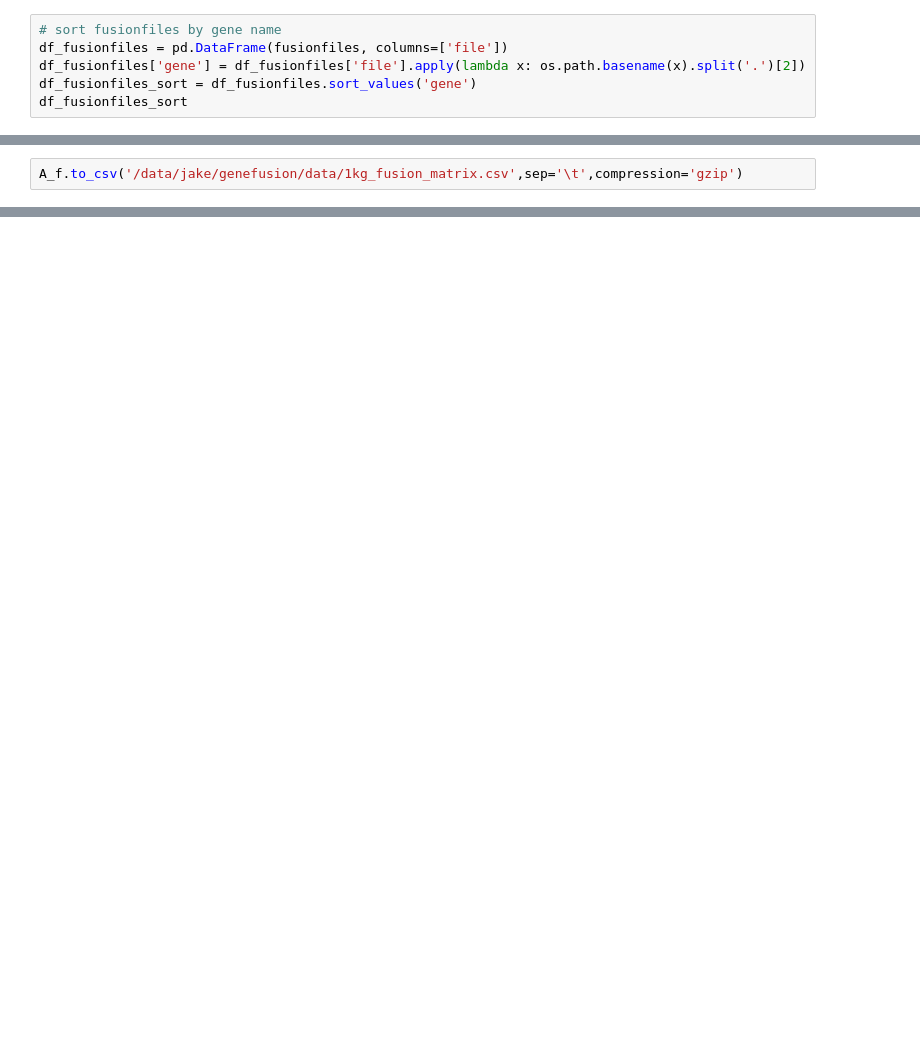
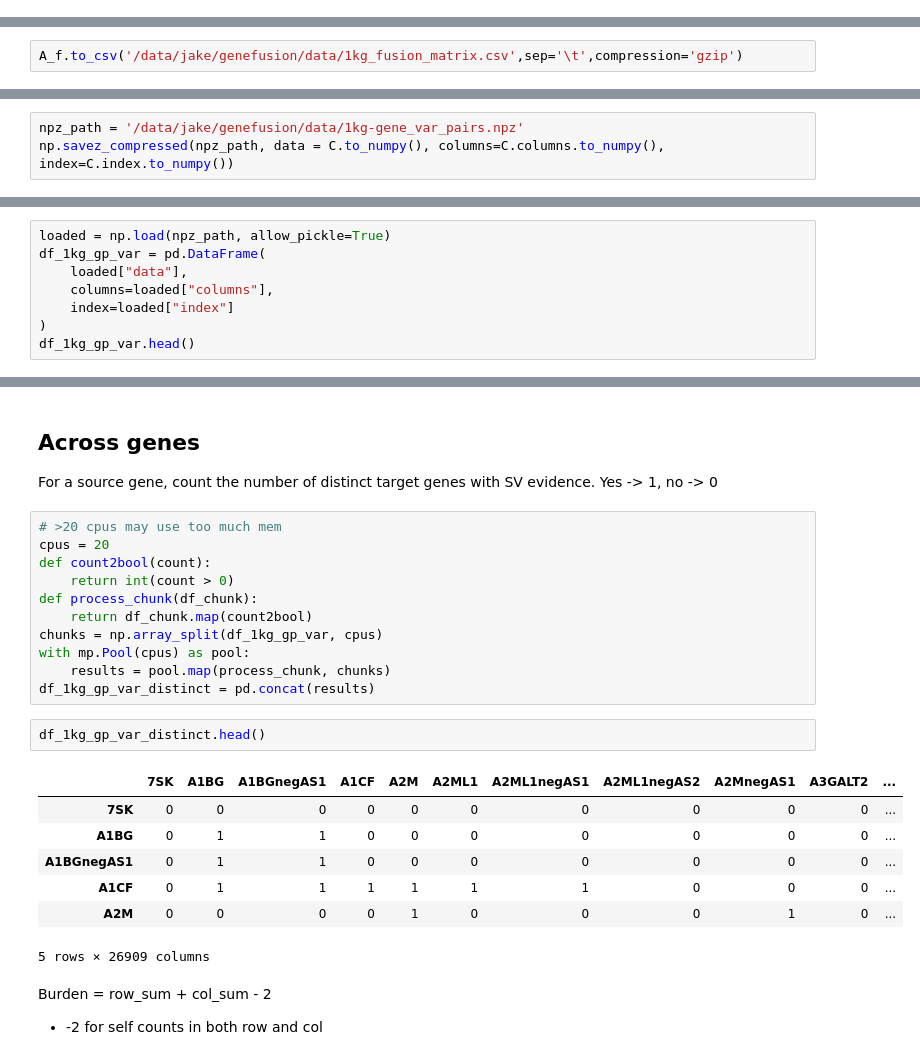
Before and after one commit to jakekrol/genefusion, a Jupyter notebook: scripts/python/prostate_analysis.ipynb, the cells around one changed output, grey strips where cells are left out. Drawn from its saved outputs; the diff is of its cells as text; blank space fills up the shorter version.

Commit message:
prostate_1kg: gene var burden (distinct)

```diff
--- a/scripts/python/prostate_analysis.ipynb
+++ b/scripts/python/prostate_analysis.ipynb
@@ -770,6 +626,0 @@ np.int32(90)
-# %%
-# sort fusionfiles by gene name
-df_fusionfiles = pd.DataFrame(fusionfiles, columns=['file'])
-df_fusionfiles['gene'] = df_fusionfiles['file'].apply(lambda x: os.path.basename(x).split('.')[2])
-df_fusionfiles_sort = df_fusionfiles.sort_values('gene')
-df_fusionfiles_sort
@@ -890,0 +649,3 @@ sys.getsizeof(matrix) * 10 ** -9
+# %%
+npz_path = '/data/jake/genefusion/data/1kg-gene_var_pairs.npz'
+np.savez_compressed(npz_path, data = C.to_numpy(), columns=C.columns.to_numpy(), index=C.index.to_numpy())
@@ -890,0 +701,8 @@ sys.getsizeof(matrix) * 10 ** -9
+# %%
+loaded = np.load(npz_path, allow_pickle=True)
+df_1kg_gp_var = pd.DataFrame(
+    loaded["data"],
+    columns=loaded["columns"],
+    index=loaded["index"]
+)
+df_1kg_gp_var.head()
@@ -890,0 +717,28 @@ sys.getsizeof(matrix) * 10 ** -9
+# %% [markdown]
+## Across genes
+
+For a source gene, count the number of distinct target genes with SV evidence. Yes -> 1, no -> 0
+# %%
+# >20 cpus may use too much mem
+cpus = 20
+def count2bool(count):
+    return int(count > 0)
+def process_chunk(df_chunk):
+    return df_chunk.map(count2bool)
+chunks = np.array_split(df_1kg_gp_var, cpus)
+with mp.Pool(cpus) as pool:
+    results = pool.map(process_chunk, chunks)
+df_1kg_gp_var_distinct = pd.concat(results)
+# %%
+df_1kg_gp_var_distinct.head()
+# %% [output]
+|  | 7SK | A1BG | A1BGnegAS1 | A1CF | A2M | A2ML1 | A2ML1negAS1 | A2ML1negAS2 | A2MnegAS1 | A3GALT2 | ... |
+| 7SK | 0 | 0 | 0 | 0 | 0 | 0 | 0 | 0 | 0 | 0 | ... |
+| A1BG | 0 | 1 | 1 | 0 | 0 | 0 | 0 | 0 | 0 | 0 | ... |
+| A1BGnegAS1 | 0 | 1 | 1 | 0 | 0 | 0 | 0 | 0 | 0 | 0 | ... |
+| A1CF | 0 | 1 | 1 | 1 | 1 | 1 | 1 | 0 | 0 | 0 | ... |
+| A2M | 0 | 0 | 0 | 0 | 1 | 0 | 0 | 0 | 1 | 0 | ... |
+5 rows × 26909 columns
+# %% [markdown]
+Burden = row_sum + col_sum - 2
+- -2 for self counts in both row and col
```
Also changed, not shown: parts of 32 cells of this notebook.
